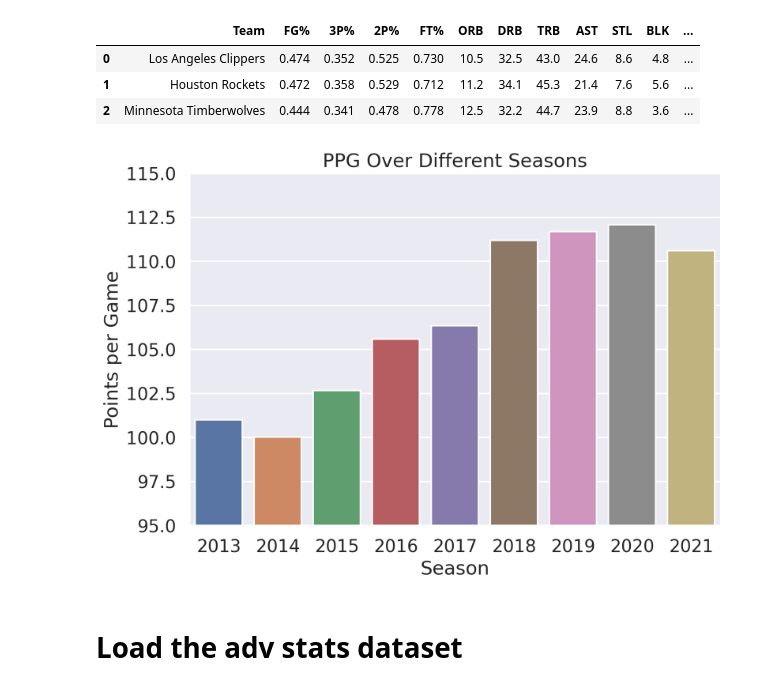
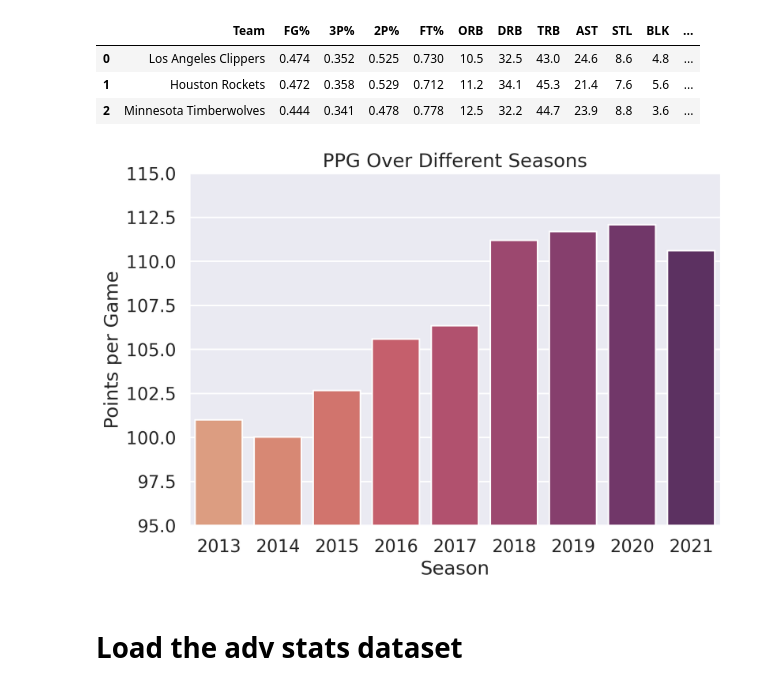
Before and after one commit to edubf22/nba-games, a Jupyter notebook: notebooks/eda.ipynb, the cells around one changed output. Saved outputs shown, nothing was run; the diff lists cells and outputs as text; code cells hidden in the pictures.

```diff
--- a/notebooks/eda.ipynb
+++ b/notebooks/eda.ipynb
@@ -99,17 +100,17 @@ ppg_perseason = stats.groupby('Season')['PTS'].mean()
 # %%
 fig, ax = plt.subplots(figsize=(9, 6))
 
-fig = sns.barplot(x=ppg_perseason.index, y=stats.groupby('Season')['PTS'].mean())
+fig = sns.barplot(x=ppg_perseason.index, y=stats.groupby('Season')['PTS'].mean(), palette='flare')
 
 ax.set_title('PPG Over Different Seasons')
 ax.set_ylabel('Points per Game')
 ax.set_xlabel('Season')
 ax.set_ylim(bottom=95, top=115)
 #ax.set_xticklabels(h_win_season.index, rotation = 45)
-
+plt.savefig('../saves/images/ppg_seasons.png')
 plt.show()
 # %% [output]
-[figure, old version]
+[figure, new version]
 # %% [markdown]
 # Load the adv stats dataset
 # %%
```
Also changed, not shown: parts of 3 cells of this notebook, 4 other files.
